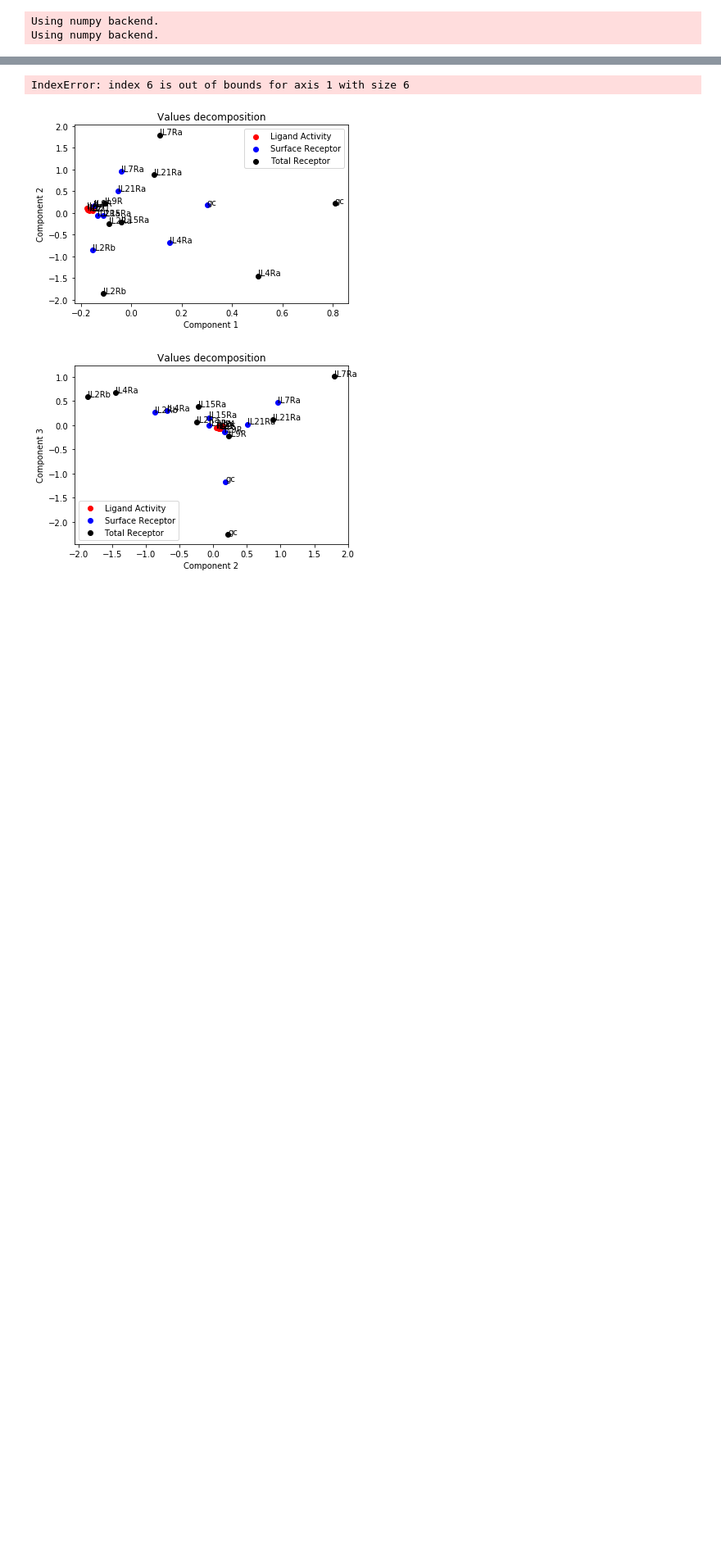
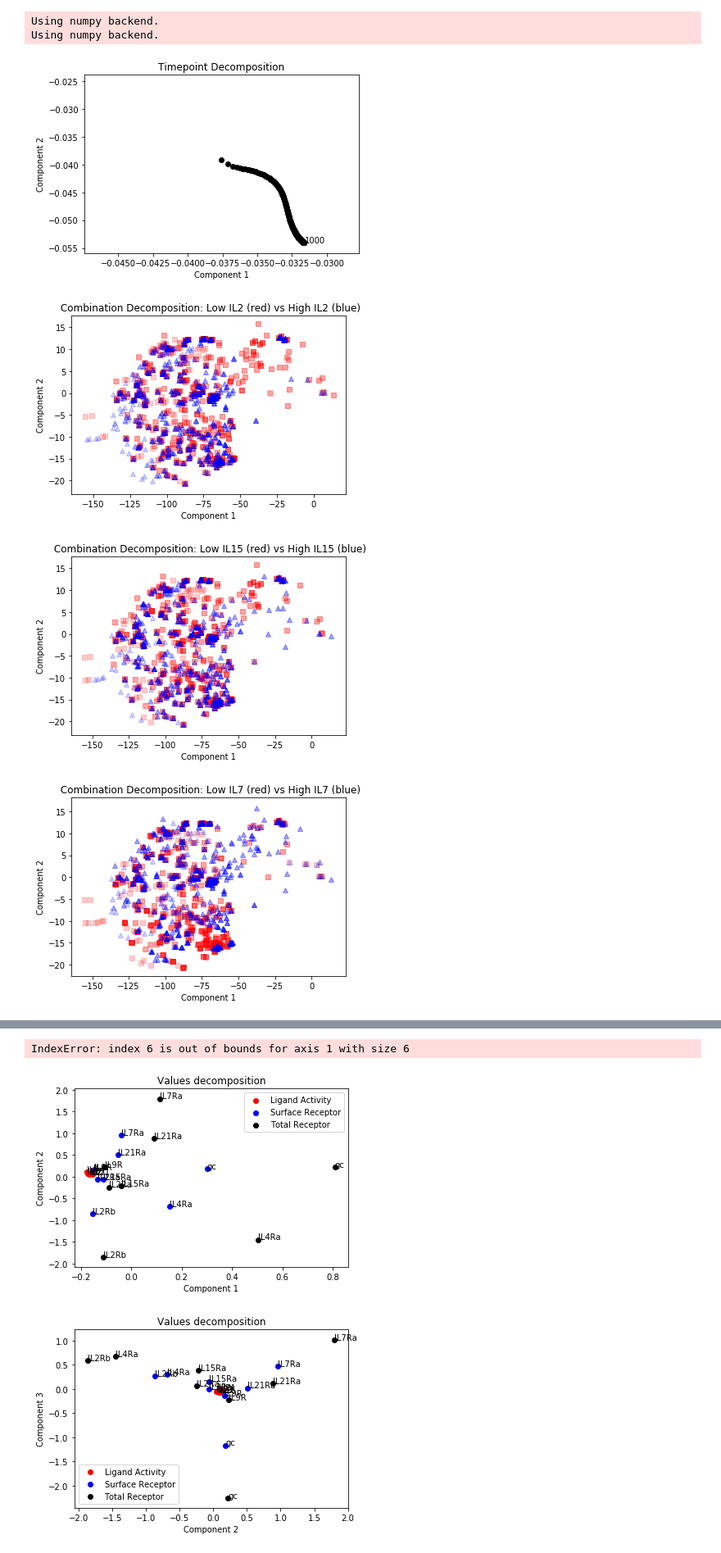
Before and after one commit to meyer-lab/gc-valent, a Jupyter notebook: Tensor_decomposition_plotting.ipynb, the cells around one changed output, grey strips where cells are left out. Shown: that part at 82% size. Saved outputs shown, nothing was run; the diff lists cells and outputs as text; code cells hidden in the pictures; blank space fills up the shorter version.

```diff
--- a/Tensor_decomposition_plotting.ipynb
+++ b/Tensor_decomposition_plotting.ipynb
@@ -13,7 +13,12 @@ factors = perform_decomposition(values , 6)
 Using numpy backend.
 Using numpy backend.
 # %%
-plot_values_decomposition(factors,7,8);
+#plot_values_decomposition(factors,7,8);
 plot_timepoint_decomp(factors,1,2);
 plot_low_high(factors, new_mat, 1, 2);
 plot_combo_decomp(factors,mat, 1,2,cell_names);
+# %% [output]
+[figure, added]
+[figure, added]
+[figure, added]
+[figure, added]
```
Also changed, not shown: parts of 1 cell of this notebook, 2 other files.
